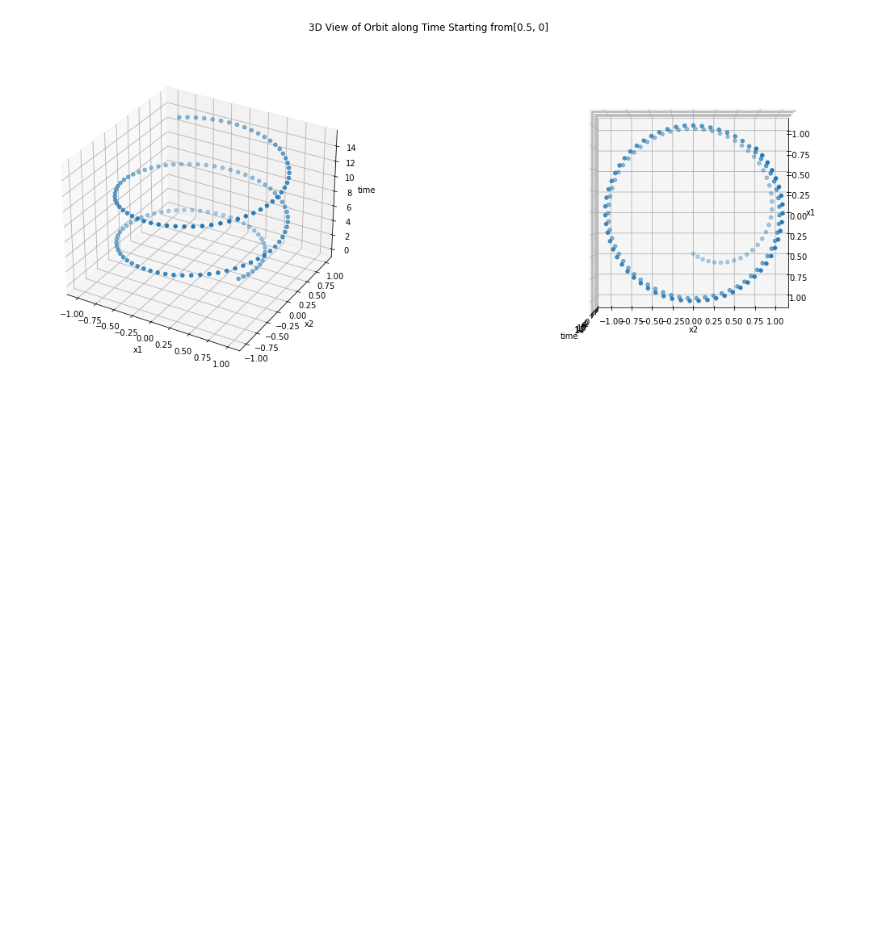
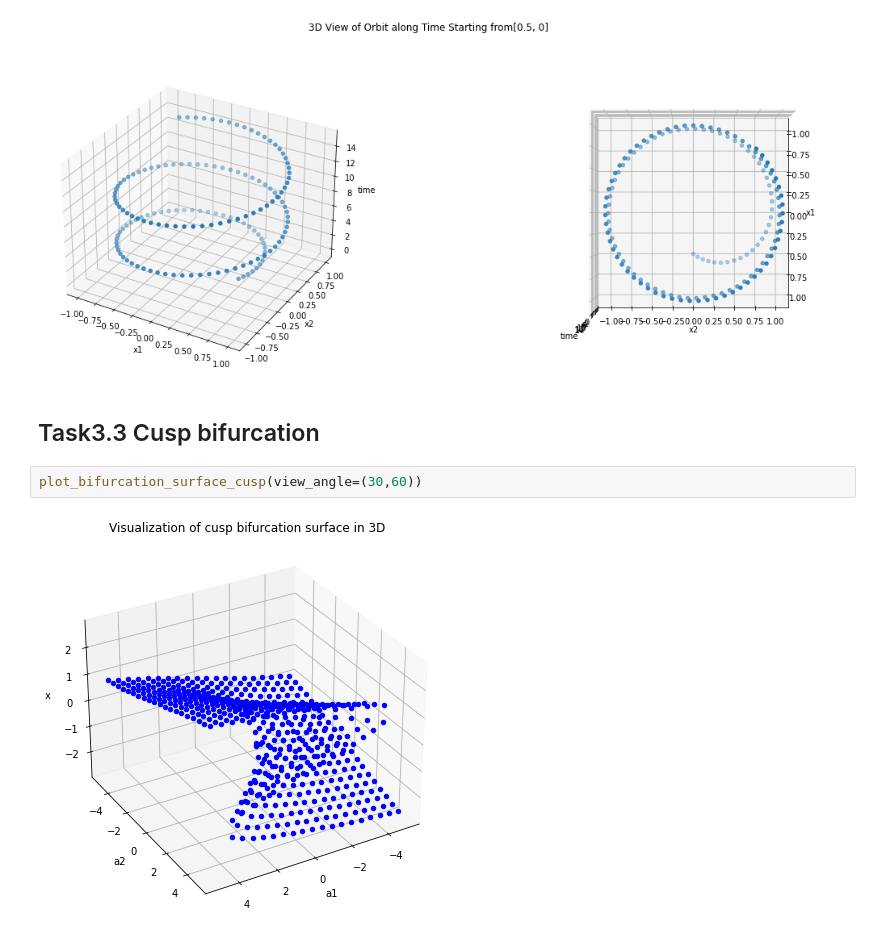
Before and after one commit to ge96rox/MLCMS03, a Jupyter notebook: Task3.ipynb, the cells around one changed output. Saved outputs shown, nothing was run; the diff lists cells and outputs as text; blank space fills up the shorter version.

Commit message:
add task3.3

```diff
--- a/Task3.ipynb
+++ b/Task3.ipynb
@@ -33,3 +33,9 @@ plot_orbit_with_time([2,0])
 plot_orbit_with_time([0.5,0])
 # %% [output]
 [figure]
+# %% [markdown]
+## Task3.3 Cusp bifurcation
+# %%
+plot_bifurcation_surface_cusp(view_angle=(30,60))
+# %% [output]
+[figure, added]
```
Also changed, not shown: 5 other files.
